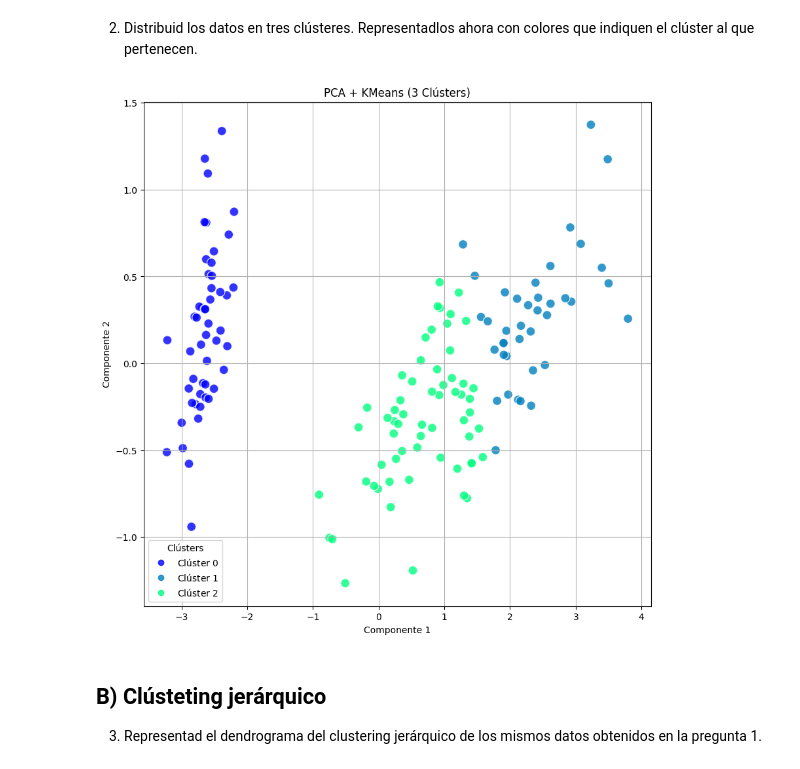
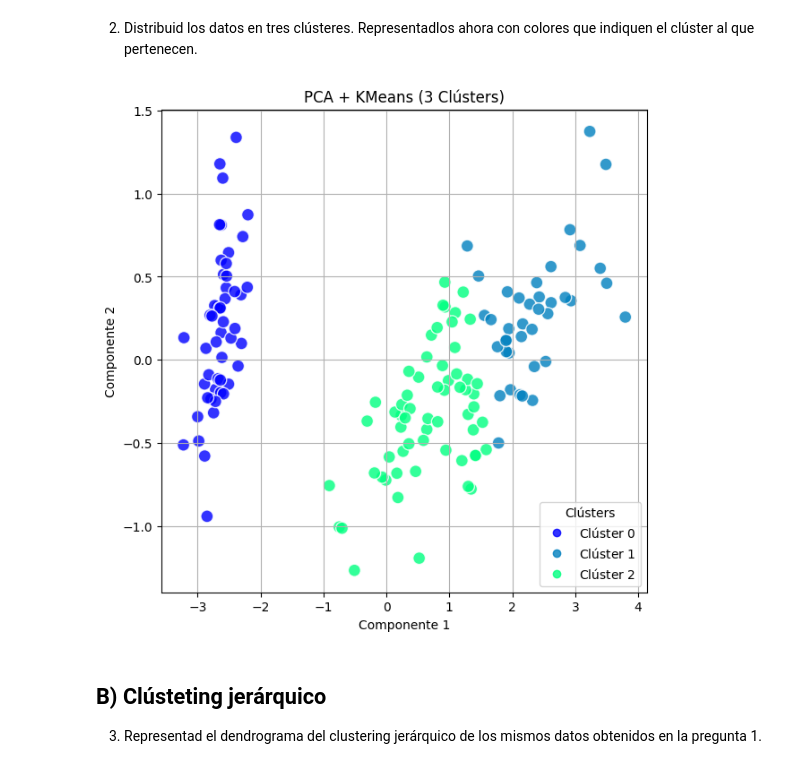
Before and after one commit to davidzz-code/IEDIB_2024_2025, a Jupyter notebook: 05 Sistemas Machine Learning/Cluster_k_means/tasca_4_David_Ramirez_Ruiz.ipynb, the cells around one changed output. Drawn from its saved outputs; the diff is of its cells as text; code cells hidden in the pictures.

```diff
--- a/05 Sistemas Machine Learning/Cluster_k_means/tasca_4_David_Ramirez_Ruiz.ipynb
+++ b/05 Sistemas Machine Learning/Cluster_k_means/tasca_4_David_Ramirez_Ruiz.ipynb
@@ -32,26 +32,26 @@ plt.show()
 # %%
 kmeans = KMeans(n_clusters=3, random_state=0, init='random', n_init=10, max_iter=300, tol=1e-04)
 clusters = kmeans.fit_predict(X_pca)
 
 df_pca['Cluster'] = clusters
 
-plt.figure(figsize=(10, 10))
+plt.figure(figsize=(7, 7))
 scatter = plt.scatter(df_pca['Component_1'], df_pca['Component_2'],
                       alpha=0.8, edgecolors='w', s=100,
                       c=df_pca['Cluster'], cmap='winter')
 plt.title('PCA + KMeans (3 Clústers)')
 plt.xlabel('Componente 1')
 plt.ylabel('Componente 2')
 plt.grid()
 
 handles, labels = scatter.legend_elements()
 
 labels = [f'Clúster {label}' for label in labels]
 
 plt.legend(handles, labels, title="Clústers", loc="best")
 plt.show()
 # %% [output]
-[figure, old version]
+[figure, new version]
 # %% [markdown]
 ## B) Clústeting jerárquico
 
```
Also changed, not shown: parts of 6 cells of this notebook, 1 other file.
